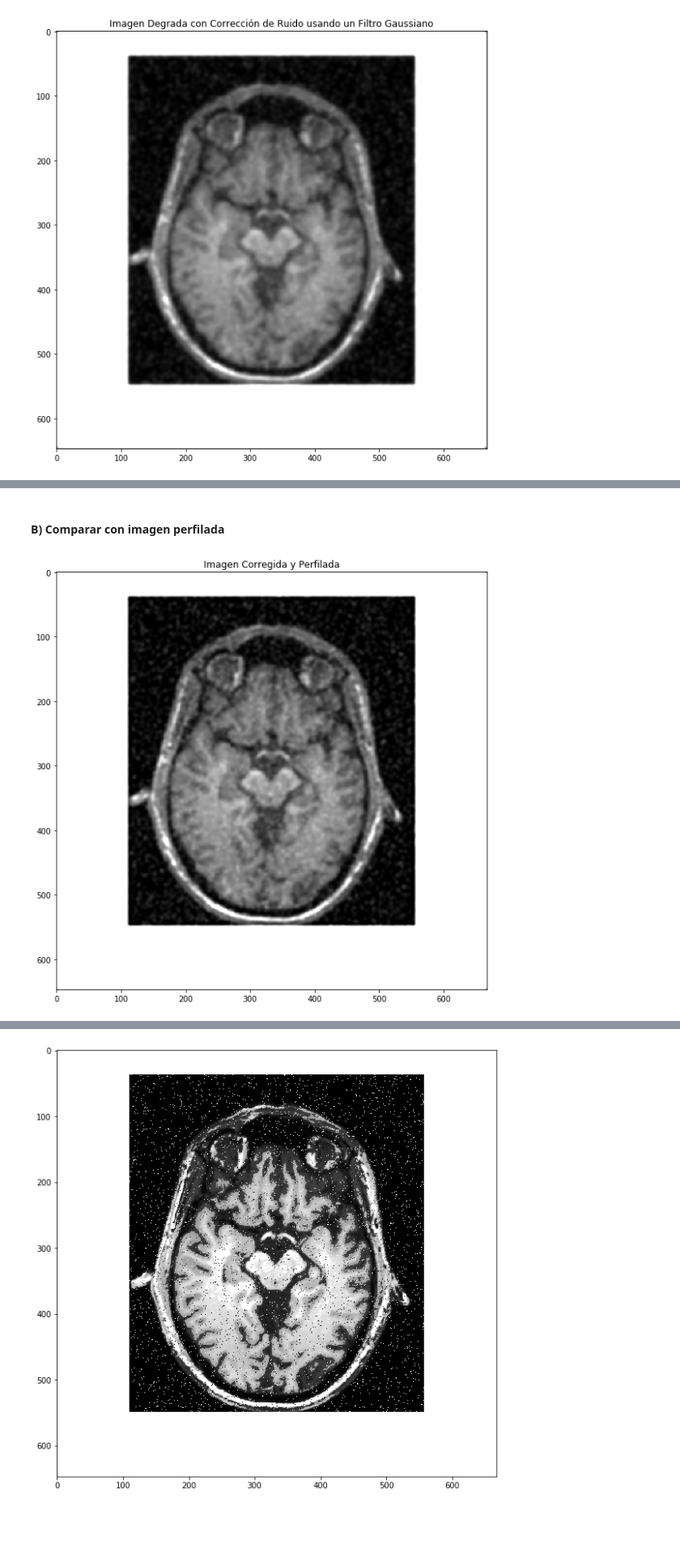
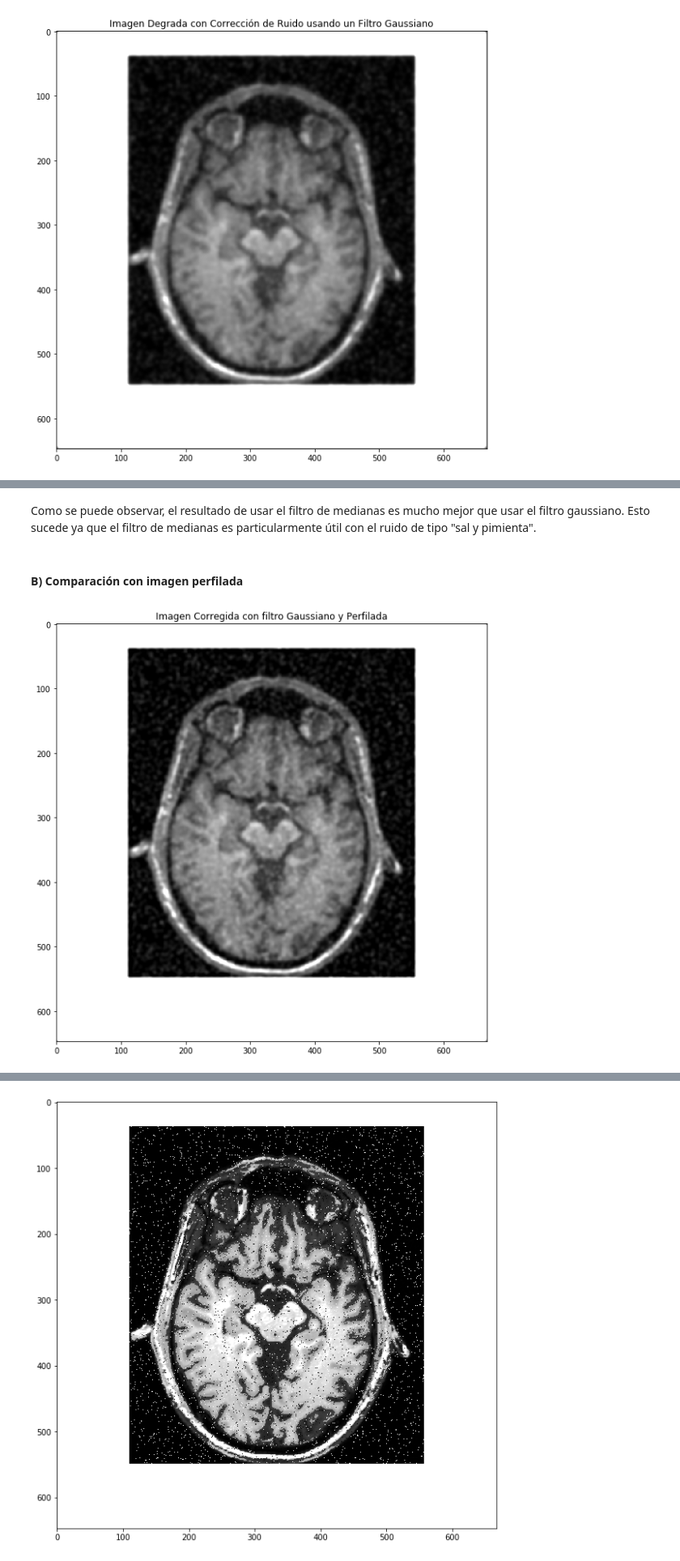
Before and after one commit to javierdiegof/Patrones-Cerebro, a Jupyter notebook: cerebro.ipynb, the cells around one changed output, grey strips where cells are left out. Shown at 81% size. Cells and saved outputs as stored; diff of their text form; code cells hidden in the pictures; blank space fills up the shorter version.

```diff
--- a/cerebro.ipynb
+++ b/cerebro.ipynb
@@ -132,19 +132,21 @@ plt.show()
+# %% [markdown]
+Como se puede observar, el resultado de usar el filtro de medianas es mucho mejor que usar el filtro gaussiano. Esto sucede ya que el filtro de medianas es particularmente útil con el ruido de tipo "sal y pimienta".
 # %% [markdown]
-#### B) Comparar con imagen perfilada
+#### B) Comparación con imagen perfilada
 # %%
 # Filtro de perfilado sobre imagen corregida con filtro gaussiano
 identity_filter = np.zeros((11,11))
 identity_filter[5][5] = 1
 
 k = 3
 profiling_filter = identity_filter + k*(identity_filter - gaussian_filter)
 
 profiled = scipy.signal.convolve2d(denoised, profiling_filter, "same")
 plt.imshow(profiled, cmap='gray', vmin = 0, vmax = 1)
-plt.title("Imagen Corregida y Perfilada")
+plt.title("Imagen Corregida con filtro Gaussiano y Perfilada")
 plt.show()
 # %% [output]
-[figure, old version]
+[figure, new version]
 # %%
 # Filtro de perfilado sobre imagen corregida con filtro de medianas
 identity_filter = np.zeros((11,11))
```
Also changed, not shown: parts of 16 cells of this notebook, 1 other file.
